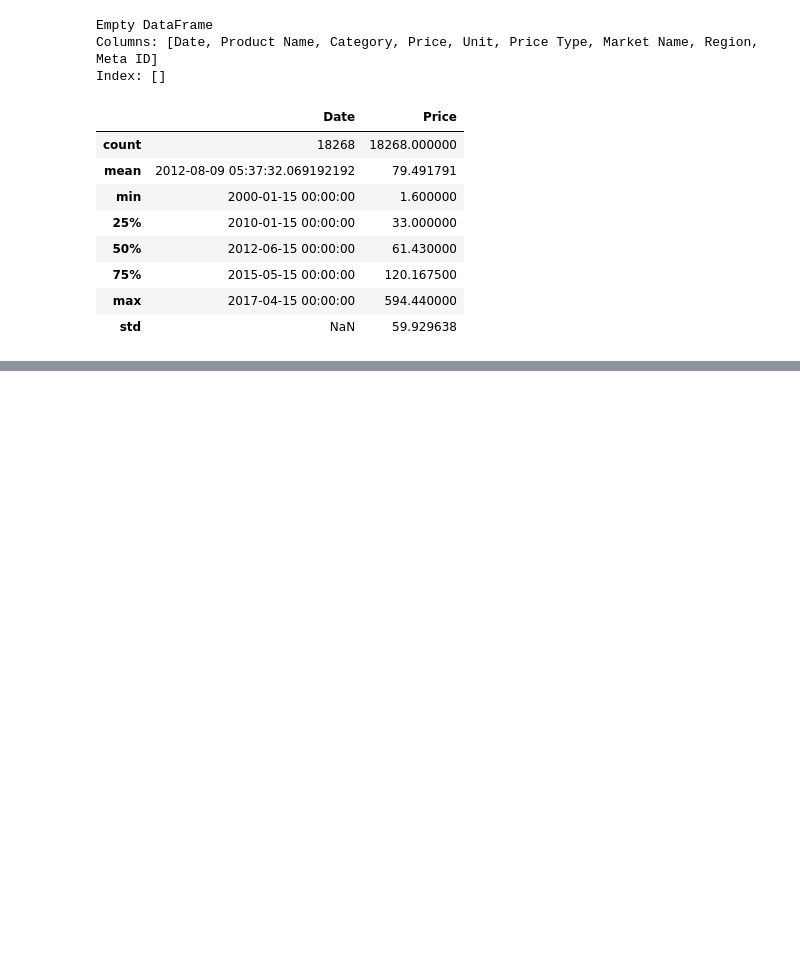
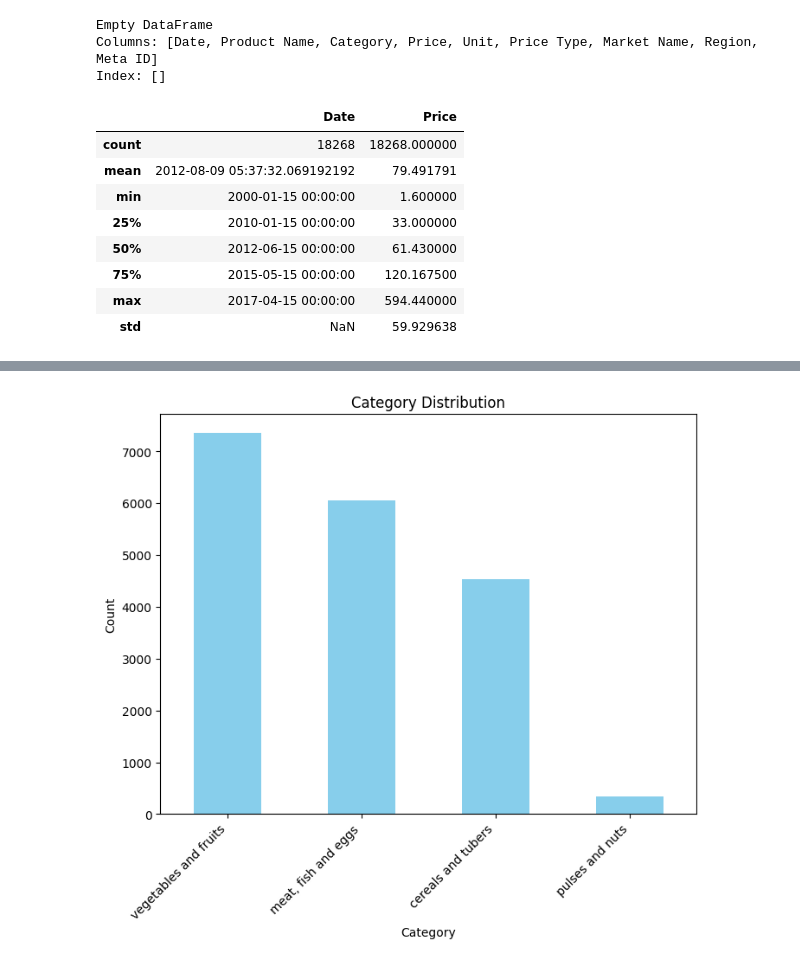
Before and after one commit to KyleZrey/PH-Food-Prices-Analysis, a Jupyter notebook: prelim_data_analysis.ipynb, the cells around one changed output, grey strips where cells are left out. Drawn from its saved outputs; the diff is of its cells as text; code cells hidden in the pictures; blank space fills up the shorter version.

Commit message:
added data visualization

```diff
--- a/prelim_data_analysis.ipynb
+++ b/prelim_data_analysis.ipynb
@@ -329,0 +346,12 @@ clean_pfp.describe()
+# %%
+category_counts = clean_pfp['Category'].value_counts()
+
+plt.figure(figsize=(8, 6))
+category_counts.plot(kind='bar', color='skyblue')
+plt.title('Category Distribution')
+plt.xlabel('Category')
+plt.ylabel('Count')
+plt.xticks(rotation=45, ha='right')
+plt.show()
+# %% [output]
+[figure, added]
```
Also changed, not shown: parts of 18 cells of this notebook.
